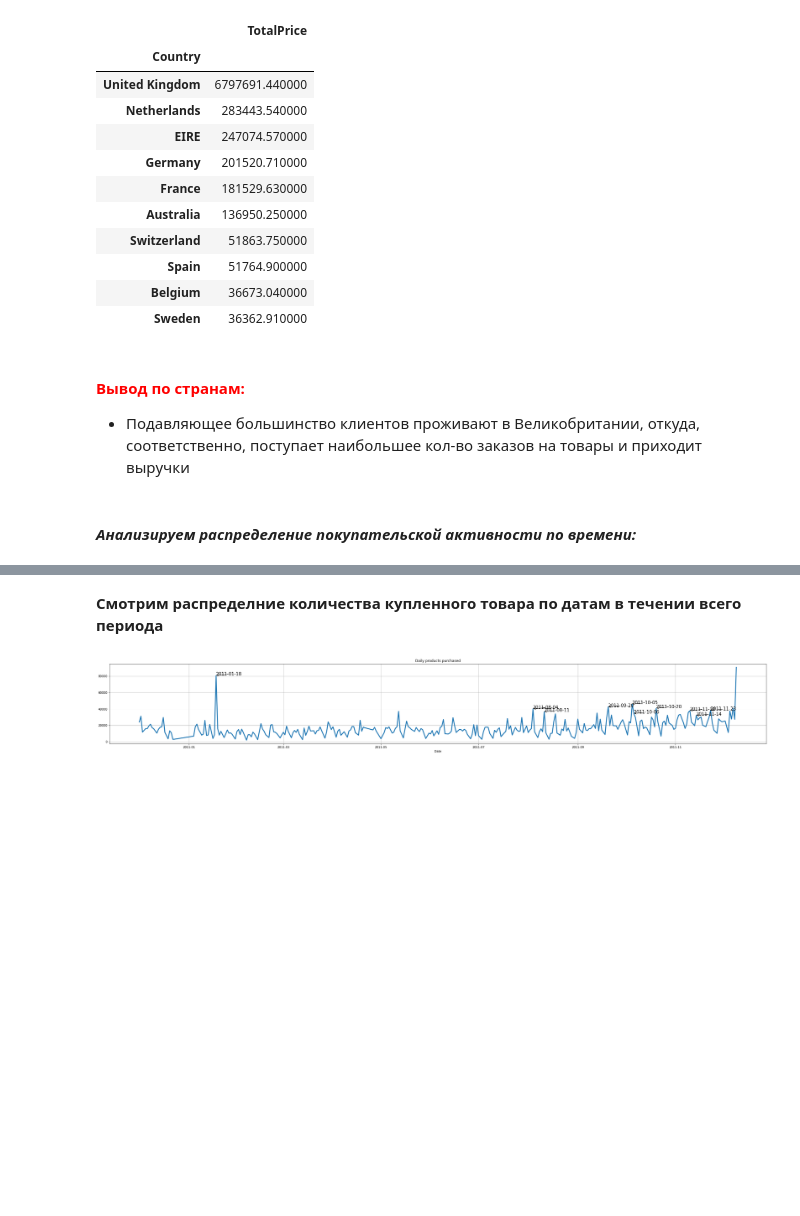
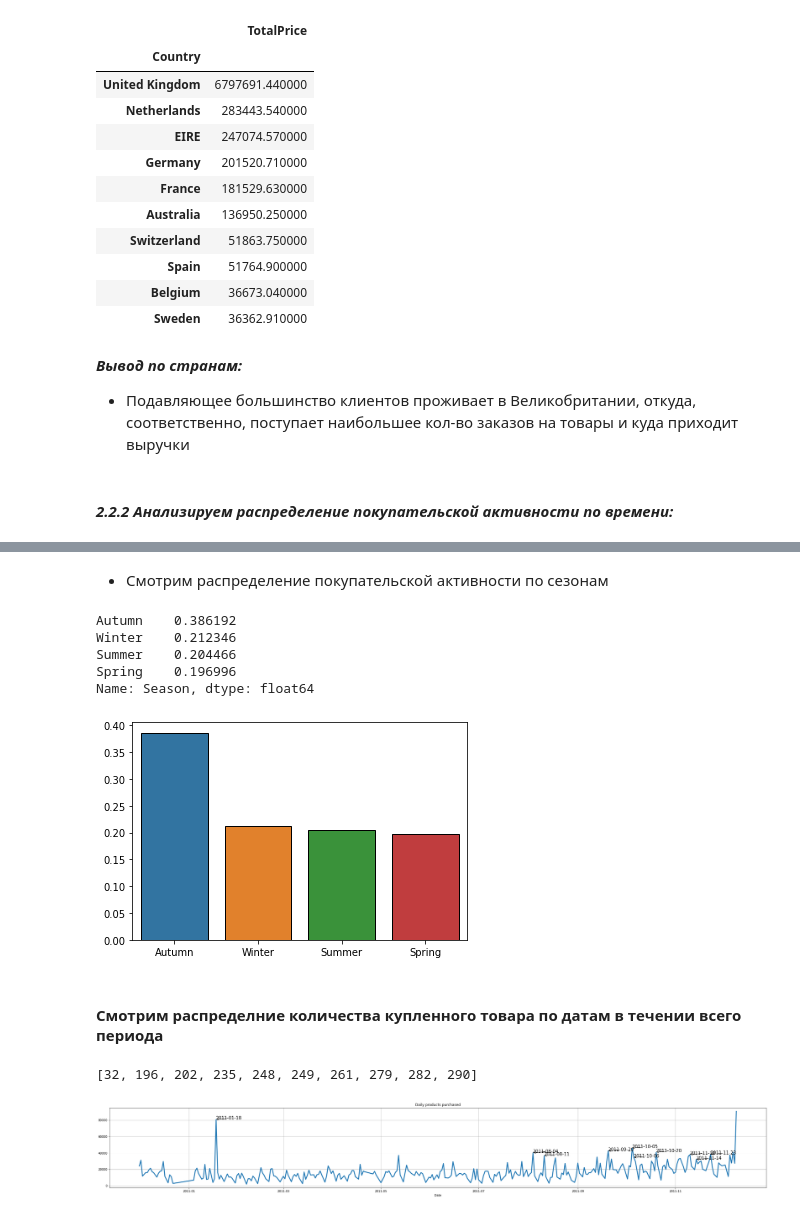
Before and after one commit to mureich81/OnLineShop, a Jupyter notebook: PROJECT_6_ClientSegmentation_OnLineShop.ipynb, the cells around one changed output, grey strips where cells are left out. Cells and saved outputs as stored; diff of their text form; code cells hidden in the pictures; blank space fills up the shorter version.

```diff
--- a/PROJECT_6_ClientSegmentation_OnLineShop.ipynb
+++ b/PROJECT_6_ClientSegmentation_OnLineShop.ipynb
@@ -545,10 +560,10 @@ top_countries_purchase.style.bar(align='mid')
 | Belgium | 36673.040000 |
 | Sweden | 36362.910000 |
 # %% [markdown]
-#### <span style="color:red">Вывод по странам: </span>
-* Подавляющее большинство клиентов проживают в Великобритании, откуда, соответственно, поступает наибольшее кол-во заказов на товары и приходит выручки
+***Вывод по странам:***
+* Подавляющее большинство клиентов проживает в Великобритании, откуда, соответственно, поступает наибольшее кол-во заказов на товары и куда приходит выручки
 # %% [markdown]
-#### ***Анализируем распределение покупательской активности по времени:***
+#### *2.2.2 Анализируем распределение покупательской активности по времени:*
 # %%
 # add 2 more columns which would display 'Month' and 'Hour'
 data_clean2['Month'] = data_clean2['InvoiceDate'].dt.month
@@ -564,6 +579,43 @@ data_clean2.head()
 | 2 | 536365 | 84406B | CREAM CUPID HEARTS COAT HANGER | 8 | 2010-12-01 08:26:00 | 2.75 | 17850 | United Kingdom | ... |
 | 3 | 536365 | 84029G | KNITTED UNION FLAG HOT WATER BOTTLE | 6 | 2010-12-01 08:26:00 | 3.39 | 17850 | United Kingdom | ... |
 | 4 | 536365 | 84029E | RED WOOLLY HOTTIE WHITE HEART. | 6 | 2010-12-01 08:26:00 | 3.39 | 17850 | United Kingdom | ... |
+# %% [markdown]
+- Cмотрим распределение покупательской активности по сезонам
+# %%
+grouped_season = data_clean2['Season'].value_counts(normalize=True).sort_values(ascending=False)
+display(grouped_season)
+barplot = sns.barplot(x=grouped_season.index, y=grouped_season.values )
+
+# fig = plt.figure(figsize=(10,8))
+
+# barplot = sns.barplot(data=grouped_hour, x='Hour', y='AverNumHour')
+# barplot.set_title('Average number of Purchases at a daytime', fontsize=20);
+# barplot.set_xlabel('Daytime', fontsize=15);
+# barplot.set_ylabel('Average Purchases', fontsize=15);
+# barplot.grid()
+# %% [output]
+Autumn    0.386192
+Winter    0.212346
+Summer    0.204466
+Spring    0.196996
+Name: Season, dtype: float64
+[figure, added]
 # %% [markdown]
-**Смотрим распределние количества купленного товара по датам в течении всего периода**
+#### Смотрим распределние количества купленного товара по датам в течении всего периода
+# %%
+# Найдем сначала индексы соответсвующие трансакциям с пиковым кол-вом товара
+grouped_date = data_clean2.groupby(['Date'])['Quantity'].sum()
+grouped_date1 = grouped_date.reset_index()
+peak_dates = grouped_date1[grouped_date1['Quantity'] > 30000]
+peak_dates['Difference'] = peak_dates['Quantity'].diff()
+peak_dates = peak_dates.reset_index()
+peak_dates = peak_dates.rename(columns={'index':'initial_index'})
+peak_indices = []
+for index, row in peak_dates.iterrows():
+    if row['Difference'] < 0:
+        peak_indices.append(peak_dates.loc[index-1, 'initial_index'])
+
+peak_indices
+# %% [output]
+[32, 196, 202, 235, 248, 249, 261, 279, 282, 290]
 # %%
```
Also changed, not shown: parts of 106 cells of this notebook, 3 other files.
